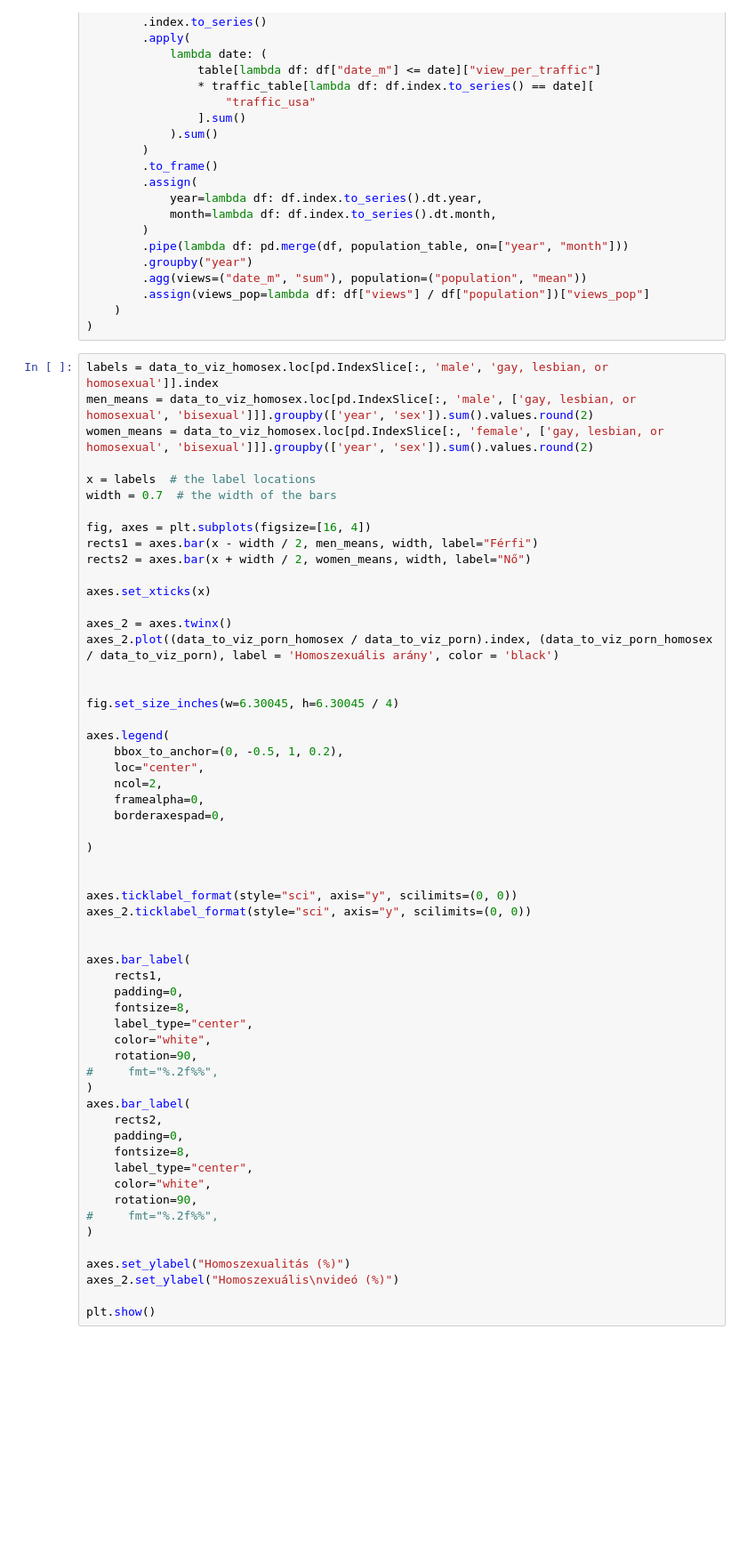
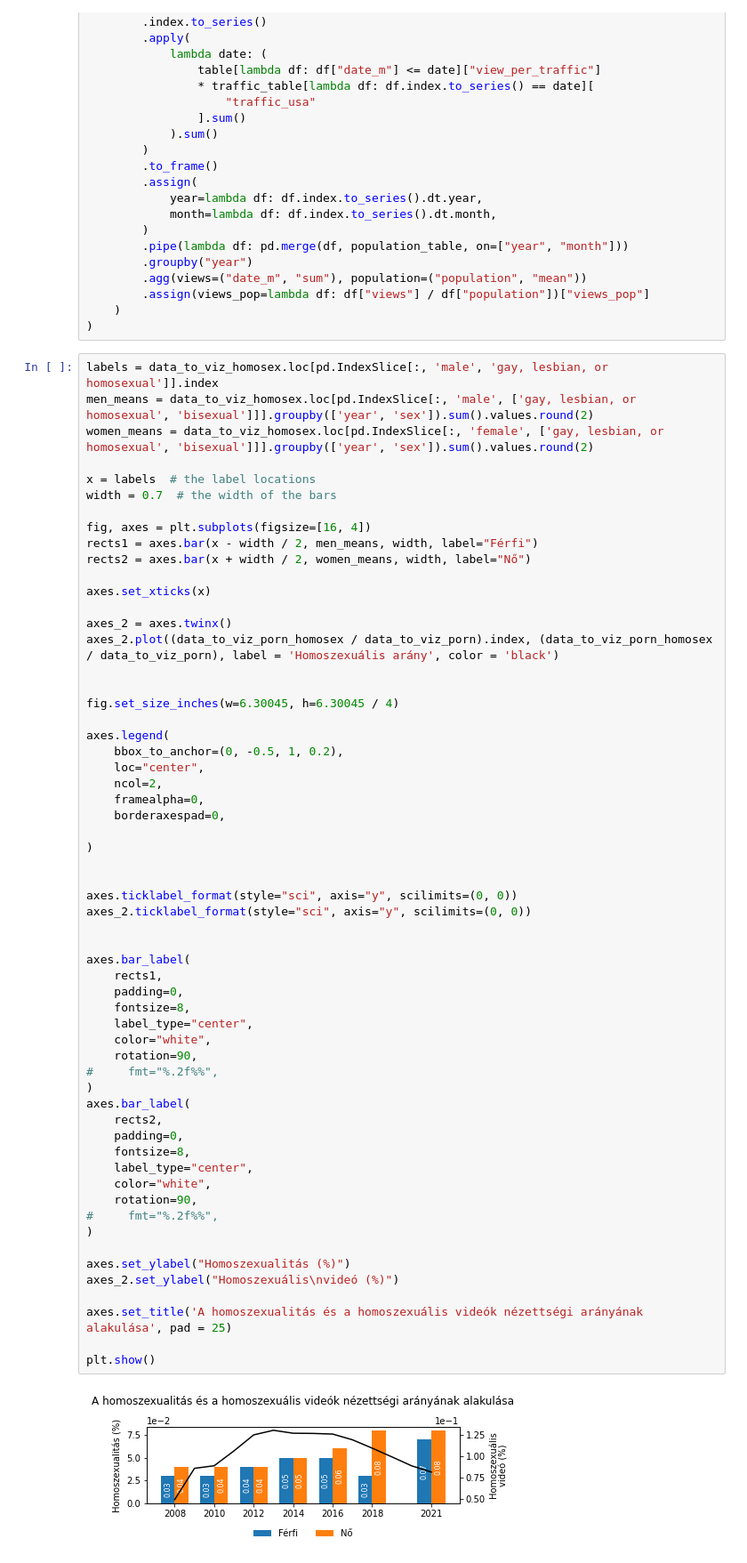
Before and after one commit to papsebestyen/porn-influence-analysis, a Jupyter notebook: analysis.ipynb, the cells around one changed output. Shown: that part at 89% size. Drawn from its saved outputs; the diff is of its cells as text; blank space fills up the shorter version.

```diff
--- a/analysis.ipynb
+++ b/analysis.ipynb
@@ -394,31 +406,35 @@ axes.legend(
 )
 
 
 axes.ticklabel_format(style="sci", axis="y", scilimits=(0, 0))
 axes_2.ticklabel_format(style="sci", axis="y", scilimits=(0, 0))
 
 
 axes.bar_label(
     rects1,
     padding=0,
     fontsize=8,
     label_type="center",
     color="white",
     rotation=90,
 #     fmt="%.2f%%",
 )
 axes.bar_label(
     rects2,
     padding=0,
     fontsize=8,
     label_type="center",
     color="white",
     rotation=90,
 #     fmt="%.2f%%",
 )
 
 axes.set_ylabel("Homoszexualitás (%)")
 axes_2.set_ylabel("Homoszexuális\nvideó (%)")
 
+axes.set_title('A homoszexualitás és a homoszexuális videók nézettségi arányának alakulása', pad = 25)
+
 plt.show()
+# %% [output]
+[figure, added]
 # %%
```
Also changed, not shown: parts of 8 cells of this notebook, 7 other files.
